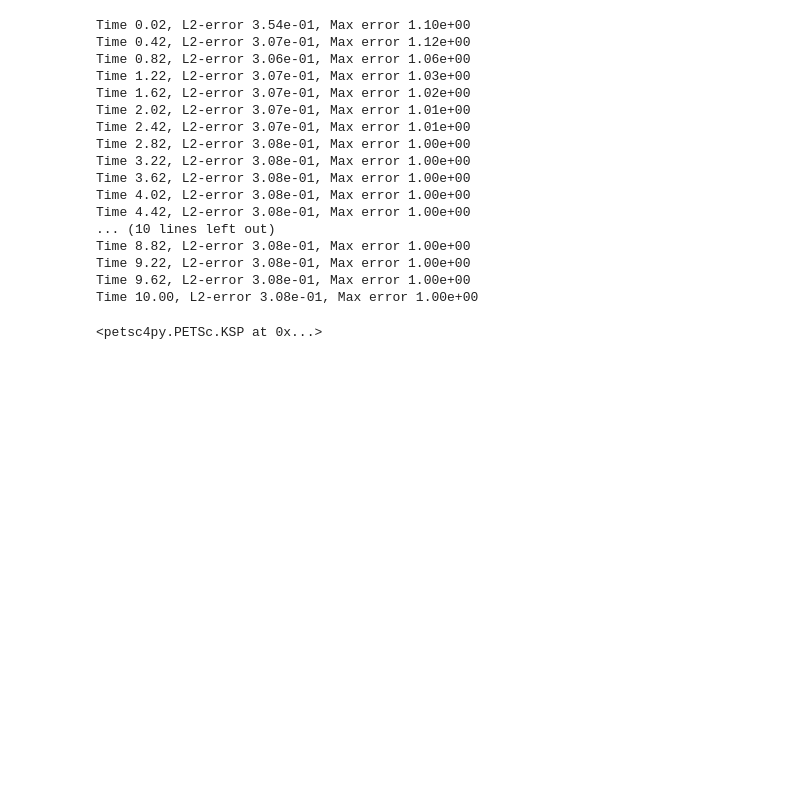
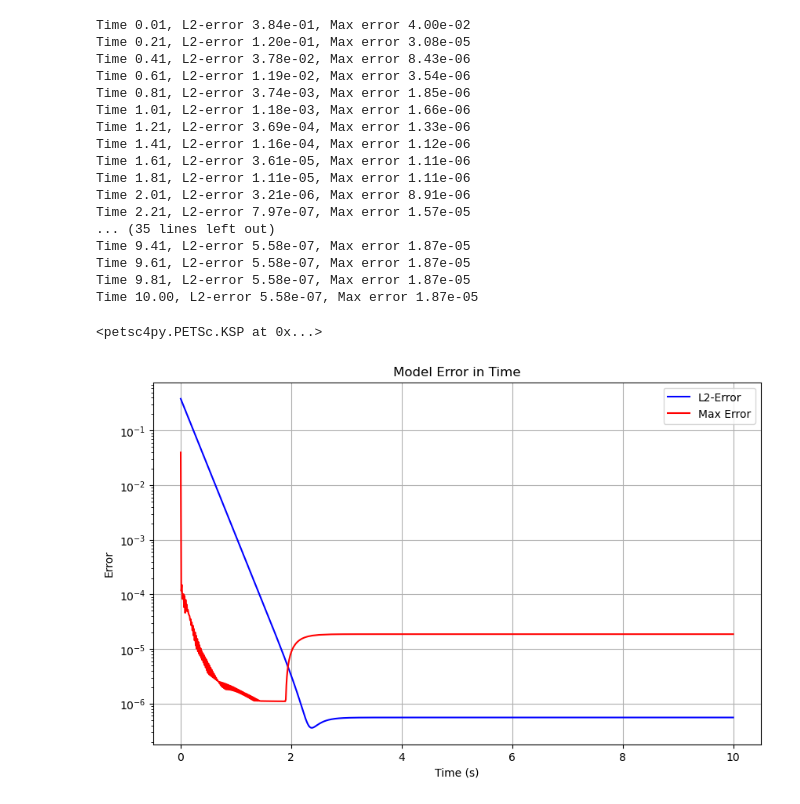
Before and after one commit to HugosBigCode/MastersThesis, a Jupyter notebook: navier_stokes_cyl_axisym.ipynb, the cells around one changed output. Drawn from its saved outputs; the diff is of its cells as text; code cells hidden in the pictures; blank space fills up the shorter version.

```diff
--- a/navier_stokes_cyl_axisym.ipynb
+++ b/navier_stokes_cyl_axisym.ipynb
@@ -27,10 +17,23 @@ dt = T / num_steps
 # %%
+#Domain and timestep definitio
+grid_length = 10
+mesh = create_unit_square(MPI.COMM_WORLD, grid_length, grid_length)
+t = 0
+T = 10
+num_steps = 1000
+dt = T / num_steps
+
+# Function Spaces
 v_cg2 = element("Lagrange", mesh.topology.cell_name(), 2, shape=(mesh.geometry.dim, ))
 s_cg1 = element("Lagrange", mesh.topology.cell_name(), 1)
 V = functionspace(mesh, v_cg2)
 Q = functionspace(mesh, s_cg1)
+Vr, submap = V.sub(0).collapse()
+Vz, submap = V.sub(1).collapse() #Currently Unused
 # %%
+# Trial and test functions
 u = TrialFunction(V)
 v = TestFunction(V)
 p = TrialFunction(Q)
 q = TestFunction(Q)
+x = SpatialCoordinate(mesh)
@@ -129,7 +185,7 @@ b1 = create_vector(L1)
 # Define variational problem for step 2
 u_ = Function(V)
 a2 = form(dot(nabla_grad(p), nabla_grad(q)) *x[0]* dx)
-L2 = form(dot(nabla_grad(p_n), nabla_grad(q)) *x[0]* dx - (rho / k) * div_cyl(u_) * q *x[0]* dx)
+L2 = form(dot(nabla_grad(p_n), nabla_grad(q)) *x[0]* dx- (rho / k) *divergence_cyl(u_)*q* dx)
 A2 = assemble_matrix(a2, bcs=bcp)
 A2.assemble()
 b2 = create_vector(L2)
@@ -184,6 +240,12 @@ u_ex.interpolate(u_exact)
 
 L2_error = form(dot(u_ - u_ex, u_ - u_ex) *x[0]* dx)
 # %%
+# Data recepticals for error plotting
+max_error_list = []
+L2_error_list = []
+
+## TIME LOOP ##
+
 for i in range(num_steps):
     # Update current time step
     t += dt
@@ -229,6 +291,10 @@ for i in range(num_steps):
     # Print error only every 20th step and at the last step
     if (i % 20 == 0) or (i == num_steps - 1):
         print(f"Time {t:.2f}, L2-error {error_L2:.2e}, Max error {error_max:.2e}")
+
+    # Collecting values for error plot
+    max_error_list.append(error_max)
+    L2_error_list.append(error_L2)
 # Close xmdf file
 vtx_u.close()
 vtx_p.close()
@@ -239,22 +305,37 @@ solver1.destroy()
 solver2.destroy()
 solver3.destroy()
 # %% [output]
-Time 0.02, L2-error 3.54e-01, Max error 1.10e+00
-Time 0.42, L2-error 3.07e-01, Max error 1.12e+00
-Time 0.82, L2-error 3.06e-01, Max error 1.06e+00
-Time 1.22, L2-error 3.07e-01, Max error 1.03e+00
-Time 1.62, L2-error 3.07e-01, Max error 1.02e+00
-Time 2.02, L2-error 3.07e-01, Max error 1.01e+00
-Time 2.42, L2-error 3.07e-01, Max error 1.01e+00
-Time 2.82, L2-error 3.08e-01, Max error 1.00e+00
-Time 3.22, L2-error 3.08e-01, Max error 1.00e+00
-Time 3.62, L2-error 3.08e-01, Max error 1.00e+00
-Time 4.02, L2-error 3.08e-01, Max error 1.00e+00
-Time 4.42, L2-error 3.08e-01, Max error 1.00e+00
-... (10 lines left out)
-Time 8.82, L2-error 3.08e-01, Max error 1.00e+00
-Time 9.22, L2-error 3.08e-01, Max error 1.00e+00
-Time 9.62, L2-error 3.08e-01, Max error 1.00e+00
-Time 10.00, L2-error 3.08e-01, Max error 1.00e+00
+Time 0.01, L2-error 3.84e-01, Max error 4.00e-02
+Time 0.21, L2-error 1.20e-01, Max error 3.08e-05
+Time 0.41, L2-error 3.78e-02, Max error 8.43e-06
+Time 0.61, L2-error 1.19e-02, Max error 3.54e-06
+Time 0.81, L2-error 3.74e-03, Max error 1.85e-06
+Time 1.01, L2-error 1.18e-03, Max error 1.66e-06
+Time 1.21, L2-error 3.69e-04, Max error 1.33e-06
+Time 1.41, L2-error 1.16e-04, Max error 1.12e-06
+Time 1.61, L2-error 3.61e-05, Max error 1.11e-06
+Time 1.81, L2-error 1.11e-05, Max error 1.11e-06
+Time 2.01, L2-error 3.21e-06, Max error 8.91e-06
+Time 2.21, L2-error 7.97e-07, Max error 1.57e-05
+... (35 lines left out)
+Time 9.41, L2-error 5.58e-07, Max error 1.87e-05
+Time 9.61, L2-error 5.58e-07, Max error 1.87e-05
+Time 9.81, L2-error 5.58e-07, Max error 1.87e-05
+Time 10.00, L2-error 5.58e-07, Max error 1.87e-05
 <petsc4py.PETSc.KSP at 0x...>
+# %%
+time_values = np.linspace(0, T, num_steps)
+plt.figure(figsize =(10 , 6))
+plt.plot(time_values,L2_error_list, 'b', label ='L2-Error')
+plt.plot(time_values,max_error_list, 'r', label ="Max Error")
+plt.xlabel('Time (s)')
+plt.ylabel('Error')
+plt.yscale('log')
+#plt.xscale('log')
+plt.title('Model Error in Time')
+plt.legend()
+plt.grid(True)
+plt.show()
+# %% [output]
+[figure, added]
 # %%
```
Also changed, not shown: parts of 9 cells of this notebook, 1 other file.
